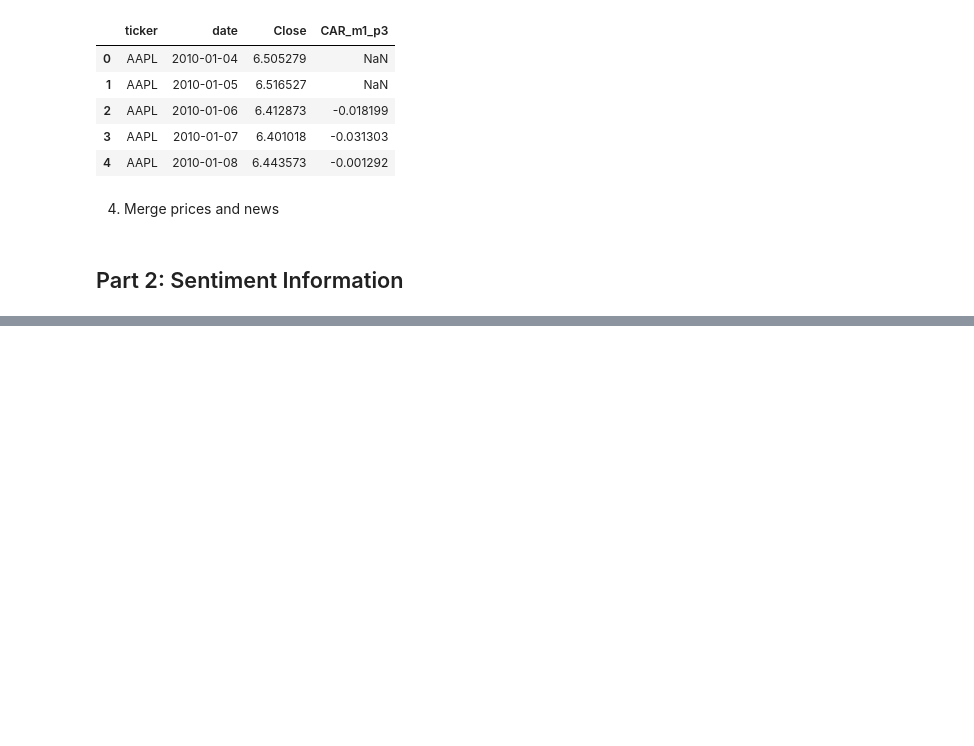
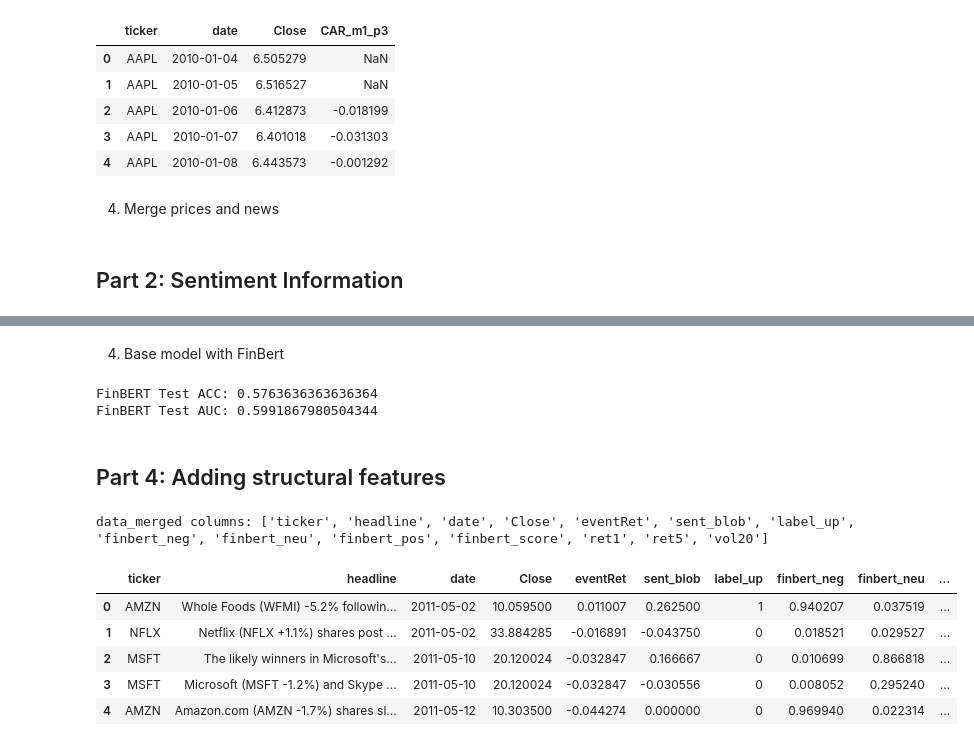
Before and after one commit to Jeandeng47/earnings-alpha, a Jupyter notebook: notebooks/final.ipynb, the cells around one changed output, grey strips where cells are left out. Drawn from its saved outputs; the diff is of its cells as text; code cells hidden in the pictures; blank space fills up the shorter version.

```diff
--- a/notebooks/final.ipynb
+++ b/notebooks/final.ipynb
@@ -100,0 +335,68 @@ df_all.to_csv(DATA_DIR / "combined_car_m1_p3.csv", index=False)
+# %% [markdown]
+4. Base model with FinBert
+# %%
+data_df["label_up"] = (data_df["eventRet"] > 0).astype(int)
+
+data_df = data_df.sort_values("date")
+n = len(data_df)
+split_idx = int(n * 0.8)
+
+train = data_df.iloc[:split_idx]
+test  = data_df.iloc[split_idx:]
+
+X_train = train[["finbert_score"]]
+y_train = train["label_up"]
+X_test  = test[["finbert_score"]]
+y_test  = test["label_up"]
+
+clf = LogisticRegression()
+clf.fit(X_train, y_train)
+
+y_pred  = clf.predict(X_test)
+y_proba = clf.predict_proba(X_test)[:, 1]
+
+print("FinBERT Test ACC:", accuracy_score(y_test, y_pred))
+print("FinBERT Test AUC:", roc_auc_score(y_test, y_proba))
+# %% [output]
+FinBERT Test ACC: 0.5763636363636364
+FinBERT Test AUC: 0.5991867980504344
+# %% [markdown]
+## Part 4: Adding structural features
+# %%
+DATA_DIR = Path("../data/")
+
+prices = pd.read_csv(DATA_DIR / "prices_data.csv")
+prices["Date"] = pd.to_datetime(prices["Date"], utc=True)
+prices["date"] = prices["Date"].dt.date
+prices = prices.sort_values(["ticker", "Date"])
+
+prices["ret1"]  = prices.groupby("ticker")["Close"].pct_change()
+prices["ret5"]  = prices.groupby("ticker")["Close"].pct_change(5)
+prices["vol20"] = (
+    prices.groupby("ticker")["ret1"]
+          .rolling(20)
+          .std()
+          .reset_index(level=0, drop=True)
+)
+
+struct = prices[["ticker", "date", "ret1", "ret5", "vol20"]]
+
+data_df = data_df.copy()
+data_df["date"] = pd.to_datetime(data_df["date"]).dt.date
+
+data_merged = data_df.merge(
+    struct,
+    on=["ticker", "date"],
+    how="left"
+)
+
+print("data_merged columns:", data_merged.columns.tolist())
+data_merged.head()
+# %% [output]
+data_merged columns: ['ticker', 'headline', 'date', 'Close', 'eventRet', 'sent_blob', 'label_up', 'finbert_neg', 'finbert_neu', 'finbert_pos', 'finbert_score', 'ret1', 'ret5', 'vol20']
+|  | ticker | headline | date | Close | eventRet | sent_blob | label_up | finbert_neg | finbert_neu | ... |
+| 0 | AMZN | Whole Foods (WFMI) -5.2% followin... | 2011-05-02 | 10.059500 | 0.011007 | 0.262500 | 1 | 0.940207 | 0.037519 | ... |
+| 1 | NFLX | Netflix (NFLX +1.1%) shares post ... | 2011-05-02 | 33.884285 | -0.016891 | -0.043750 | 0 | 0.018521 | 0.029527 | ... |
+| 2 | MSFT | The likely winners in Microsoft's... | 2011-05-10 | 20.120024 | -0.032847 | 0.166667 | 0 | 0.010699 | 0.866818 | ... |
+| 3 | MSFT | Microsoft (MSFT -1.2%) and Skype ... | 2011-05-10 | 20.120024 | -0.032847 | -0.030556 | 0 | 0.008052 | 0.295240 | ... |
+| 4 | AMZN | Amazon.com (AMZN -1.7%) shares sl... | 2011-05-12 | 10.303500 | -0.044274 | 0.000000 | 0 | 0.969940 | 0.022314 | ... |
```
Also changed, not shown: parts of 19 cells of this notebook.
